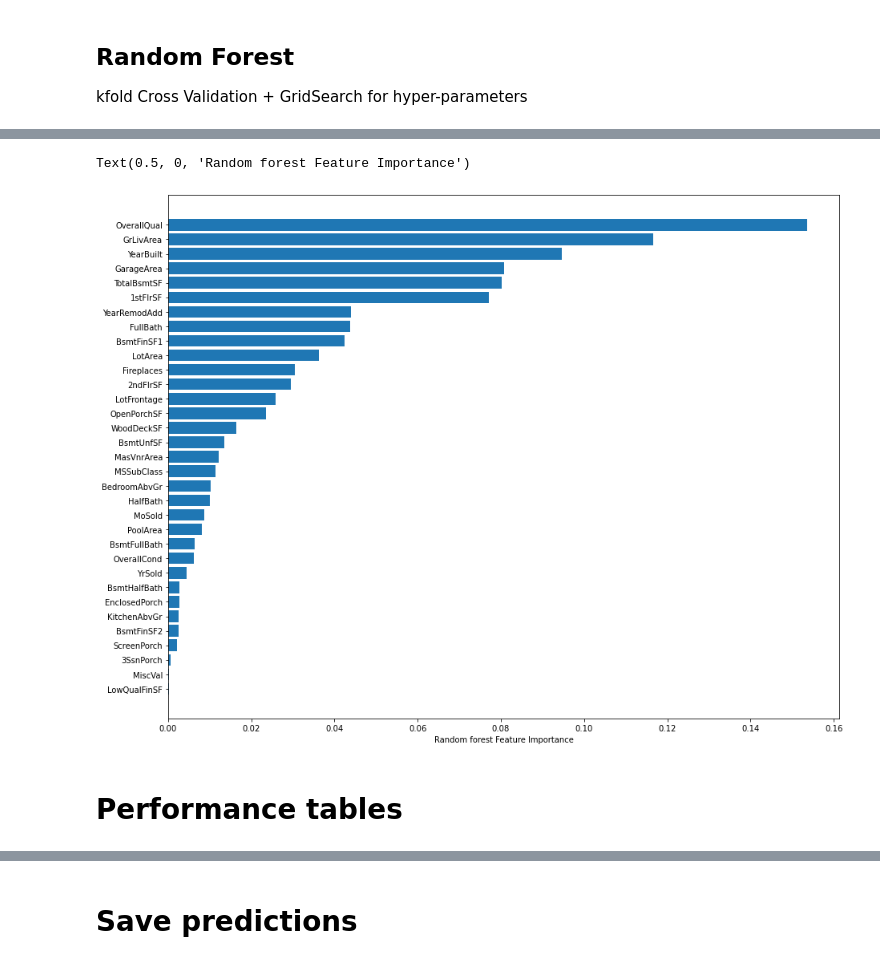
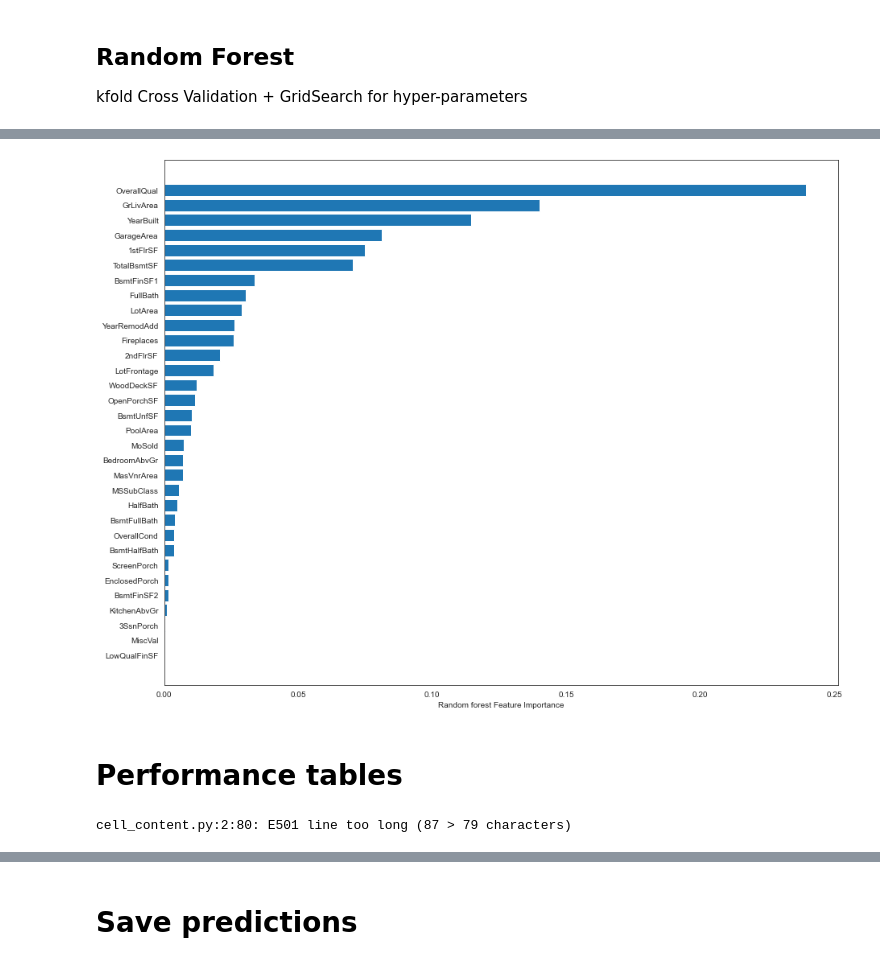
Before and after one commit to Remus9744/P8_Predict_House_Prices, a Jupyter notebook: P8_Notebook_Kaggle.ipynb, the cells around one changed output, grey strips where cells are left out. Saved outputs shown, nothing was run; the diff lists cells and outputs as text; code cells hidden in the pictures.

```diff
--- a/P8_Notebook_Kaggle.ipynb
+++ b/P8_Notebook_Kaggle.ipynb
@@ -564,7 +589,8 @@ List_NaN_Top1 = ['EnclosedPorch',
 
 List_NaN_IQR = ['MSSubClass', 'LotFrontage', 'LotArea',
                 'OverallQual', 'OverallCond',
-                'YearBuilt', 'YearRemodAdd',
+                'YearBuilt',
+                'YearRemodAdd',
                 'MasVnrArea', 'BsmtFinSF1',
                 # 'BsmtFinSF2',
                 'BsmtUnfSF', 'TotalBsmtSF', '1stFlrSF',
@@ -716,8 +743,7 @@ imputer = KNNImputer(n_neighbors=10) # Default n_neighbors set to 5
 # %%
 df_train_04 = df_train_03.copy()
 df_train_04 = pd.DataFrame(imputer.fit_transform(df_train_04),
-                           columns = df_train_04.columns
-                          )
+                           columns=df_train_04.columns)
 
 # Checking
 df_train_04.isna().sum()
@@ -997,9 +1059,8 @@ y = df_train_05['SalePrice']
 
 X_train, X_test, y_train, y_test = model_selection.train_test_split(X,
                                                                     y,
-                                                                    test_size = 0.20,
-                                                                    random_state = 100,
-                                                                   )
+                                                                    test_size=0.20,
+                                                                    random_state=100)
 
 print("Training: {} rows,\nTest: {} rows.\n".format(X_train.shape[0],
                                                     X_test.shape[0]))
@@ -1487,26 +1550,24 @@ y_test = y_test.ravel()
 # %%
 from sklearn.ensemble import RandomForestRegressor
 
-scoring_RF = 'neg_mean_absolute_error' #'r2'
+scoring_RF = 'neg_mean_absolute_error'  # 'r2'
 
 # Create the parameter grid based on the results of random search
 
-param_RF= {'bootstrap': [True],
-           'max_depth': [5, 10, 30, 40],
-           'max_features': [2, 5, 10],
-           'min_samples_leaf': [1, 3, 5, 10],
-           'min_samples_split': [2, 6, 10],
-           'n_estimators': [200, 500, 1000]
-            }
+param_RF = {'bootstrap': [True],
+            'max_depth': [5, 10, 30, 40],
+            'max_features': [2, 5, 10],
+            'min_samples_leaf': [1, 3, 5, 10],
+            'min_samples_split': [2, 6, 10],
+            'n_estimators': [200, 500, 1000, 2000]}
 
 rf = RandomForestRegressor()
 
-GS_RF = GridSearchCV(estimator = rf,
-                     param_grid = param_RF,
-                     cv = kfold,
-                     n_jobs = -1,
-                     scoring = scoring_RF
-                    )
+GS_RF = GridSearchCV(estimator=rf,
+                     param_grid=param_RF,
+                     cv=kfold,
+                     n_jobs=-1,
+                     scoring=scoring_RF)
 
 # GS_RF = RandomForestRegressor()
 
@@ -1584,32 +1645,36 @@ mean_squared_log_error = 2.5569850691192304
 # %%
 sorted_idx = GS_RF.best_estimator_.feature_importances_.argsort()
-plt.figure(figsize=(15,12))
-plt.barh(data_X_Features.columns[sorted_idx], GS_RF.best_estimator_.feature_importances_[sorted_idx])
+plt.figure(figsize=(15, 12))
+plt.barh(data_X_Features.columns[sorted_idx],
+         GS_RF.best_estimator_.feature_importances_[sorted_idx])
 plt.xlabel("Random forest Feature Importance")
 
+plt.savefig('Figures/P8_FeatureImp_RF.jpg')
 
 pep8(_ih)
 # %% [output]
-Text(0.5, 0, 'Random forest Feature Importance')
-[figure, old version]
+[figure, new version]
 # %% [markdown]
 # Performance tables
 # %%
-Results = {'Modèle' : ['Linear_Regression', 'XGBOOST', 'Random_Forest', 'KNN'],
+Results = {'Modèle': ['Linear_Regression', 'XGBOOST', 'Random_Forest', 'KNN'],
            'Fit_Time':  [Train_Time_LR, Train_Time_XGB, Train_Time_RF, Train_Time_KNN],
            'R²_test': [R_2_LR, R_2_XGB, R_2_RF, R_2_KNN],
            'MSE': [MSE_LR, MSE_XGB, MSE_RF, MSE_KNN],
            'MAE': [MAE_LR, MAE_XGB, MAE_RF,  MAE_KNN],
            'RMSE': [RMSE_LR, RMSE_XGB, RMSE_RF, RMSE_KNN],
            'MAPE': [MAPE_LR, MAPE_XGB, MAPE_RF, MAPE_KNN],
-           'MSLE': [MSLE_LR, MSLE_XGB, MSLE_RF, MSLE_KNN],
-          }
+           'MSLE': [MSLE_LR, MSLE_XGB, MSLE_RF, MSLE_KNN]}
 
 
-df_Results = pd.DataFrame(Results, columns = ['Modèle', 'Fit_Time','R²_test', 'MSE', 'MAE', 'RMSE', 'MAPE','MSLE'])
+df_Results = pd.DataFrame(Results,
+                          columns=['Modèle', 'Fit_Time', 'R²_test',
+                                   'MSE', 'MAE', 'RMSE', 'MAPE', 'MSLE'])
 
 
 pep8(_ih)
+# %% [output]
+cell_content.py:2:80: E501 line too long (87 > 79 characters)
 # %%
 df_Results
 # %% [output]
```
Also changed, not shown: parts of 85 cells of this notebook.
